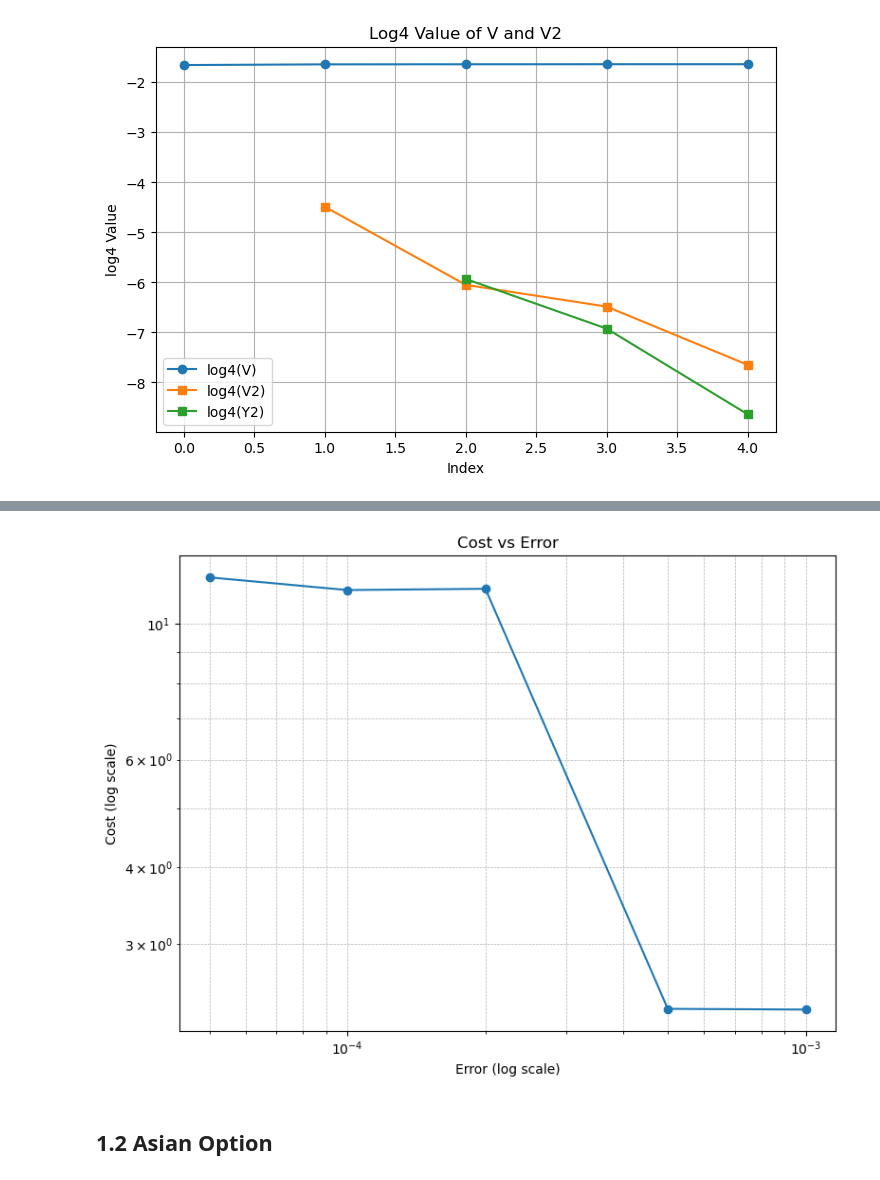
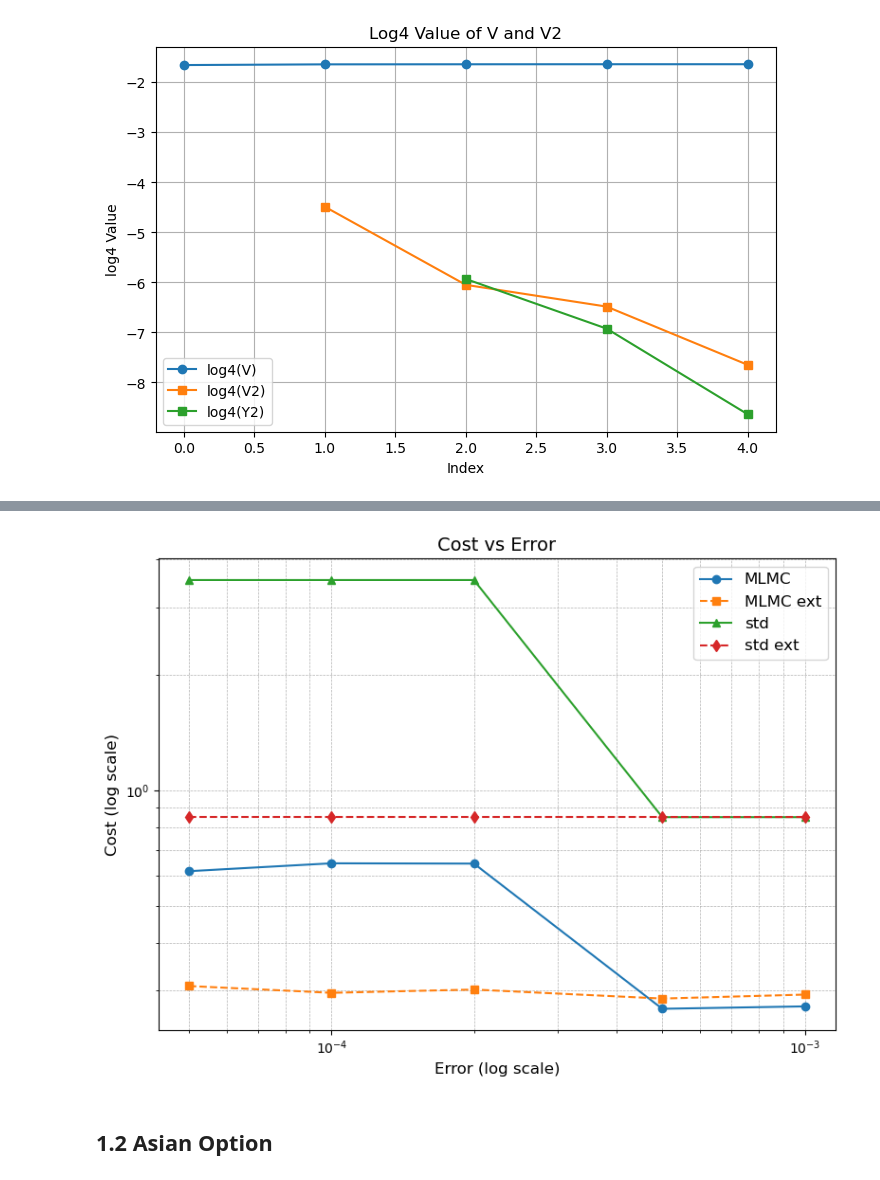
Before and after one commit to FlyingParachute/MathFin_Simu, a Jupyter notebook: Part2.ipynb, the cells around one changed output, grey strips where cells are left out. Cells and saved outputs as stored; diff of their text form; code cells hidden in the pictures.

```diff
--- a/Part2.ipynb
+++ b/Part2.ipynb
@@ -128,7 +239,18 @@ plt.show()
 # %%
 Nlist = []
-errs = [0.001, 0.0005, 0.0001, 0.0002, 0.00005]
 for err in errs:
     _, _, _, _, Nx = mlmc(sim_euro, err=err)
     Nlist.append(Nx)
+
+costs = cal_cost(Nlist)
+
+Nlist_ext = []
+for err in errs:
+    _, _, _, _, Nx = mlmc_Richardson(sim_euro_ext, L=5, err=err)
+    Nlist_ext.append(Nx)
+
+costs_ext = cal_cost(Nlist_ext)
+
+costs_std = std_cost(V, Nlist)
+costs_std_ext = std_cost(V, Nlist_ext)
 # %%
@@ -152,29 +276,19 @@ plt.show()
-# %%
-costs = []
-for i in range(5):
-    cost = Nlist[i][0]
-    for j in range(1,len(Nlist[i])):
-        cost += Nlist[i][j]*(M**j+M**(j-1))
-    costs.append(cost*(errs[i]**2))
-# %%
-sorted_data = sorted(zip(errs, costs))
-sorted_errs, sorted_costs = zip(*sorted_data)
-
-sorted_errs = np.array(sorted_errs)
-sorted_costs = np.array(sorted_costs)
-
-
-plt.figure(figsize=(8, 6))
-plt.loglog(sorted_errs, sorted_costs, marker='o', linestyle='-')  # log-log 图
-
-plt.xlabel('Error (log scale)')
-plt.ylabel('Cost (log scale)')
-plt.title('Cost vs Error')
-plt.grid(True, which="both", ls="--", lw=0.5)
-plt.tight_layout()
-plt.show()
-# %% [output]
-[figure, removed]
+# %%
+plt.figure(figsize=(8, 6))
+plt.loglog(errs, costs, marker='o', linestyle='-', label='MLMC')
+plt.loglog(errs, costs_ext, marker='s', linestyle='--', label='MLMC ext')
+plt.loglog(errs, costs_std, marker='^', linestyle='-', label='std')
+plt.loglog(errs, costs_std_ext, marker='d', linestyle='--', label='std ext')
+
+plt.xlabel('Error (log scale)', fontsize=12)
+plt.ylabel('Cost (log scale)', fontsize=12)
+plt.title('Cost vs Error', fontsize=14)
+plt.grid(True, which="both", ls="--", lw=0.5)
+plt.legend(fontsize=12)
+plt.tight_layout()
+plt.show()
+# %% [output]
+[figure, added]
 # %% [markdown]
 ## 1.2 Asian Option
 # %% [markdown]
```
Also changed, not shown: parts of 38 cells of this notebook.
